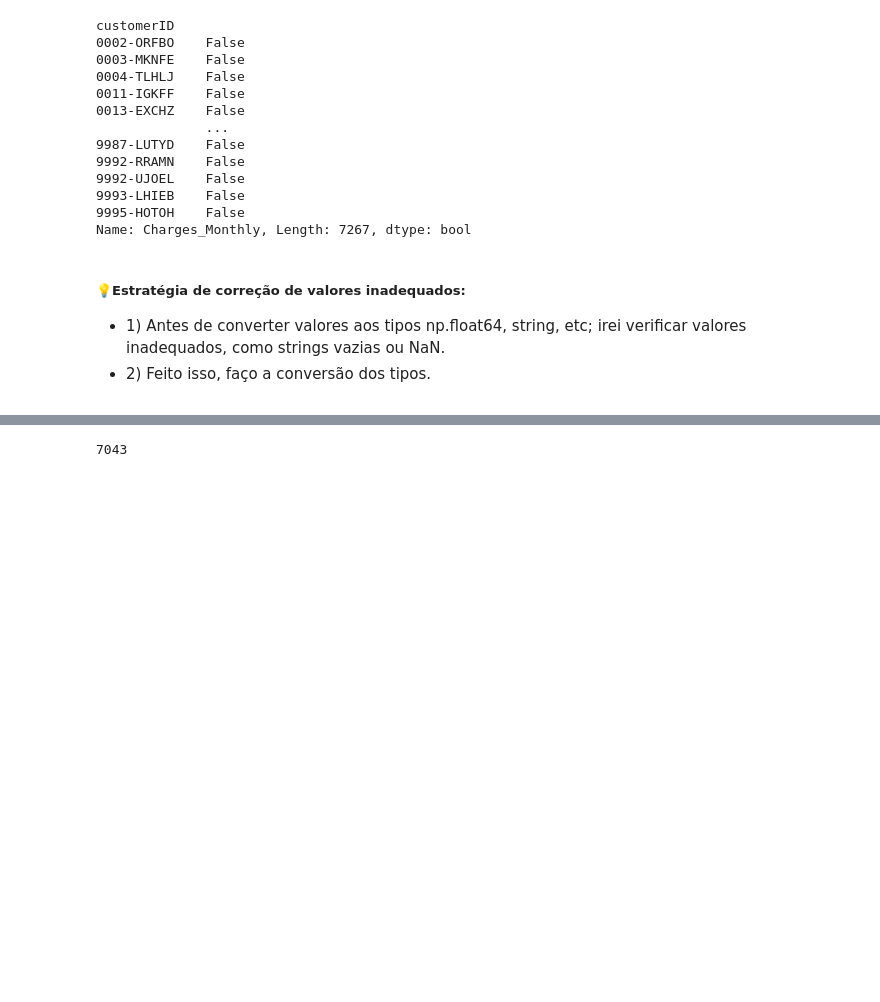
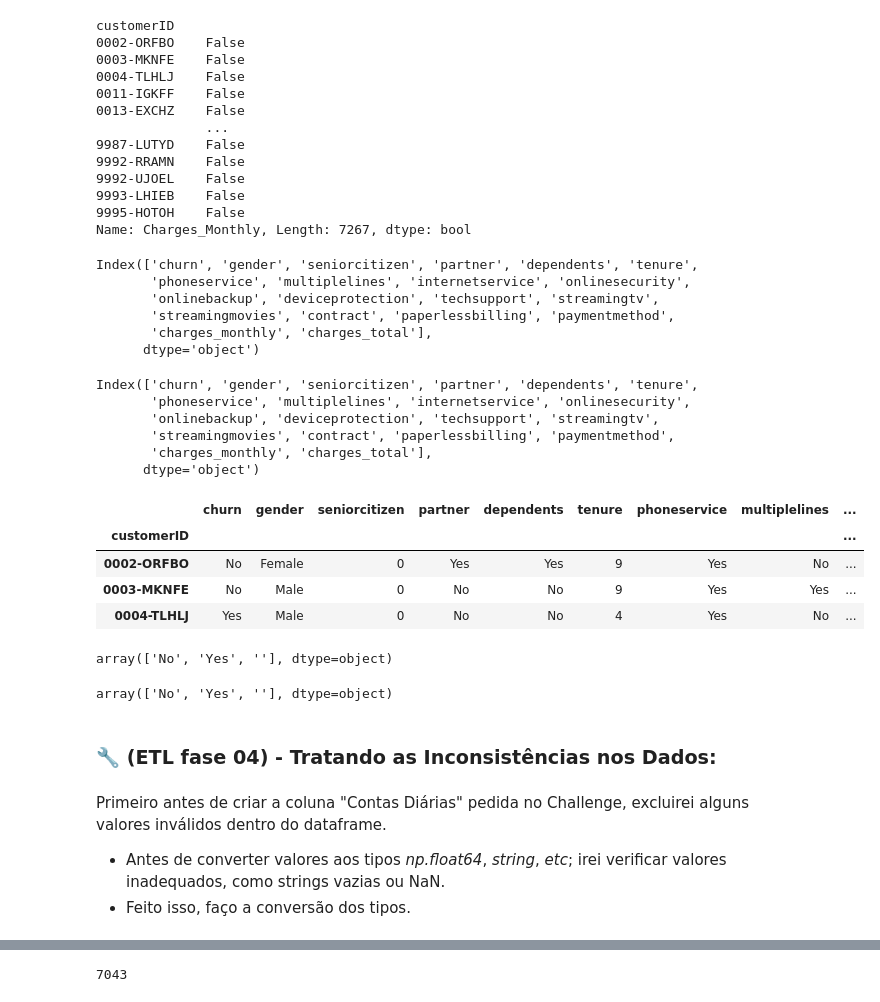
Before and after one commit to Megalonnix/ChallengeTelecomX, a Jupyter notebook: TelecomX_BR.ipynb, the cells around one changed output, grey strips where cells are left out. Saved outputs shown, nothing was run; the diff lists cells and outputs as text; code cells hidden in the pictures; blank space fills up the shorter version.

Commit message:
Adequando roteiro do Challenge ao originalmente proposto pelo desafio

```diff
--- a/TelecomX_BR.ipynb
+++ b/TelecomX_BR.ipynb
@@ -170,13 +223,45 @@ customerID
 9993-LHIEB    False
 9995-HOTOH    False
 Name: Charges_Monthly, Length: 7267, dtype: bool
+# %%
+df.columns.str.lower()
+# %% [output]
+Index(['churn', 'gender', 'seniorcitizen', 'partner', 'dependents', 'tenure',
+       'phoneservice', 'multiplelines', 'internetservice', 'onlinesecurity',
+       'onlinebackup', 'deviceprotection', 'techsupport', 'streamingtv',
+       'streamingmovies', 'contract', 'paperlessbilling', 'paymentmethod',
+       'charges_monthly', 'charges_total'],
+      dtype='object')
+# %%
+df.columns.str.lower().str.replace(' ','_')
+# %% [output]
+Index(['churn', 'gender', 'seniorcitizen', 'partner', 'dependents', 'tenure',
+       'phoneservice', 'multiplelines', 'internetservice', 'onlinesecurity',
+       'onlinebackup', 'deviceprotection', 'techsupport', 'streamingtv',
+       'streamingmovies', 'contract', 'paperlessbilling', 'paymentmethod',
+       'charges_monthly', 'charges_total'],
+      dtype='object')
+# %%
+df.columns = df.columns.str.lower().str.replace(' ','_')
+# %%
+df.head(3)
+# %% [output]
+|  | churn | gender | seniorcitizen | partner | dependents | tenure | phoneservice | multiplelines | ... |
+| customerID |  |  |  |  |  |  |  |  | ... |
+| 0002-ORFBO | No | Female | 0 | Yes | Yes | 9 | Yes | No | ... |
+| 0003-MKNFE | No | Male | 0 | No | No | 9 | Yes | Yes | ... |
+| 0004-TLHLJ | Yes | Male | 0 | No | No | 4 | Yes | No | ... |
+# %%
+df.churn.unique()
+# %% [output]
+array(['No', 'Yes', ''], dtype=object)
+# %%
+df['churn'].unique()
+# %% [output]
+array(['No', 'Yes', ''], dtype=object)
+# %% [markdown]
+### 🔧 **(ETL fase 04) - Tratando as Inconsistências nos Dados:**
 # %% [markdown]
-##### 💡**Estratégia de correção de valores inadequados:**
-<p style="font-size:22px; text-align: justify;">
-    <ul>
-        <li>1) Antes de converter valores aos tipos
-        np.float64, string, etc; irei verificar valores inadequados, como strings vazias ou NaN.
-        </li>
-        <li>2) Feito isso, faço a conversão dos tipos.</li>
-    </ul>
-</p>
+Primeiro antes de criar a coluna "Contas Diárias" pedida no Challenge, excluirei alguns valores inválidos dentro do dataframe.
+- Antes de converter valores aos tipos *np.float64*, *string*, *etc*; irei verificar valores inadequados, como strings vazias ou NaN.
+- Feito isso, faço a conversão dos tipos.
```
Also changed, not shown: parts of 80 cells of this notebook, 1 other file.
